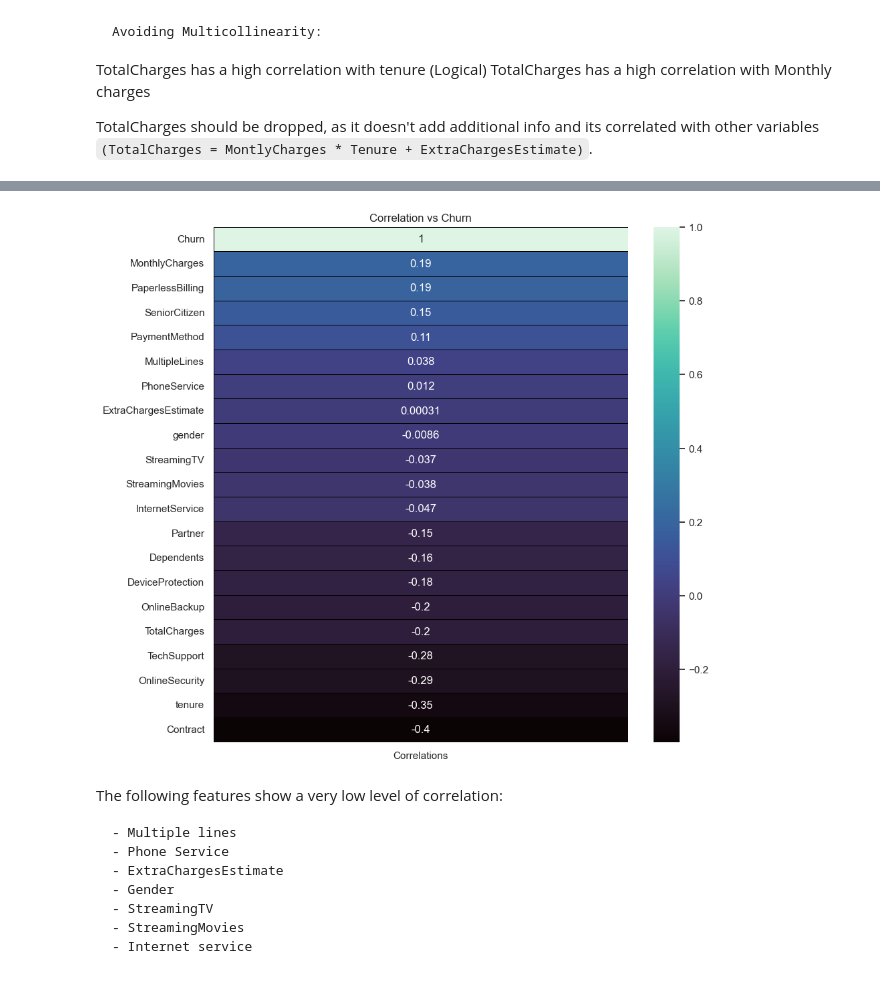
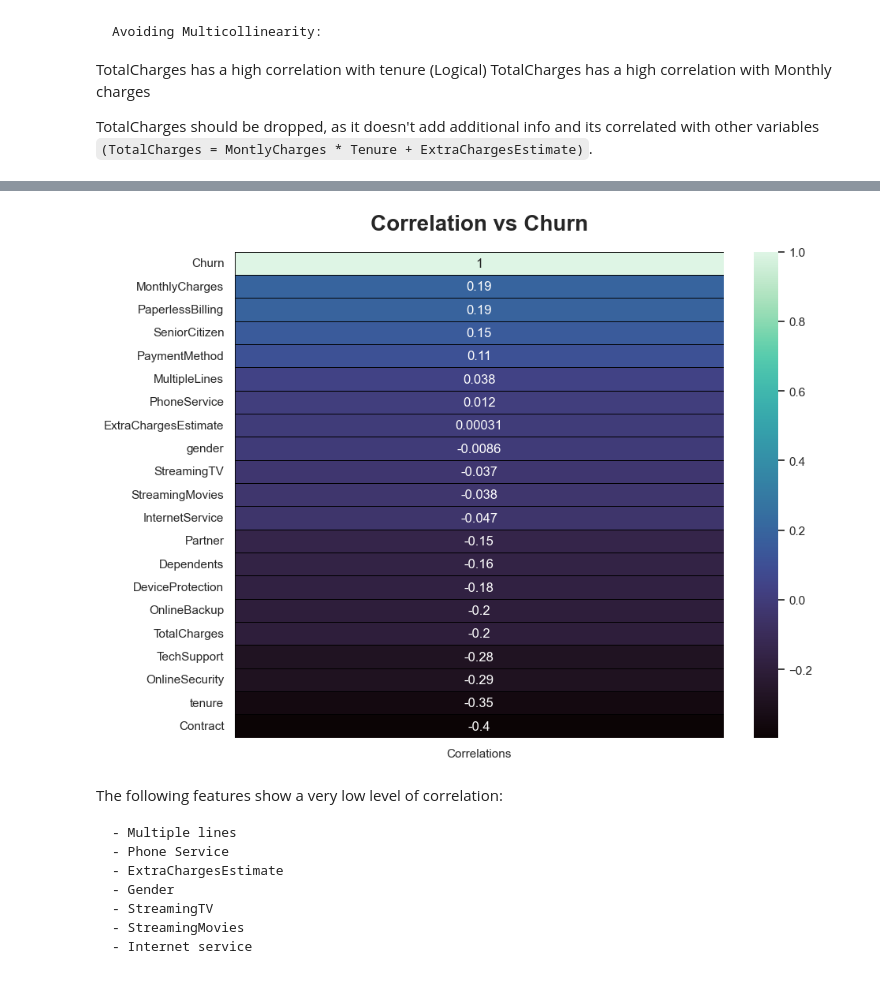
Before and after one commit to nb3110/telco_churn_project, a Jupyter notebook: notebook.ipynb, the cells around one changed output, grey strips where cells are left out. Cells and saved outputs as stored; diff of their text form; code cells hidden in the pictures.

```diff
--- a/notebook.ipynb
+++ b/notebook.ipynb
@@ -238,7 +240,7 @@ EDA.numeric_plots("ExtraChargesEstimate",df)
 # %%
 scaler = MinMaxScaler()
 # %%
-feat_scale = ["tenure","MonthlyCharges","ExtraChargesEstimate"]
+feat_scale = ["tenure","MonthlyCharges","ExtraChargesEstimate","TotalCharges"]
 
 for i in list(feat_scale):
     df[i] = scaler.fit_transform(df[i].values.reshape(-1, 1))
@@ -330,11 +354,11 @@ sns.heatmap(df_num.corr(), annot=False, vmax=1)
 # %%
 corr_var = df_num.corrwith(df_num['Churn']).sort_values(ascending = False).to_frame()
 corr_var.columns = ['Correlations']
-plt.subplots(figsize = (10,10))
+plt.figure(figsize=(10, 8))
+plt.title("Correlation vs Churn", fontsize=20, fontweight='bold', pad=20)
 sns.heatmap(corr_var,annot = True,linewidths = 0.4,linecolor = 'black',cmap="mako");
-plt.title('Correlation vs Churn');
 # %% [output]
-[figure, old version]
+[figure, new version]
 # %% [markdown]
 The following features show a very low level of correlation:
 
```
Also changed, not shown: parts of 28 cells of this notebook, 5 other files.
